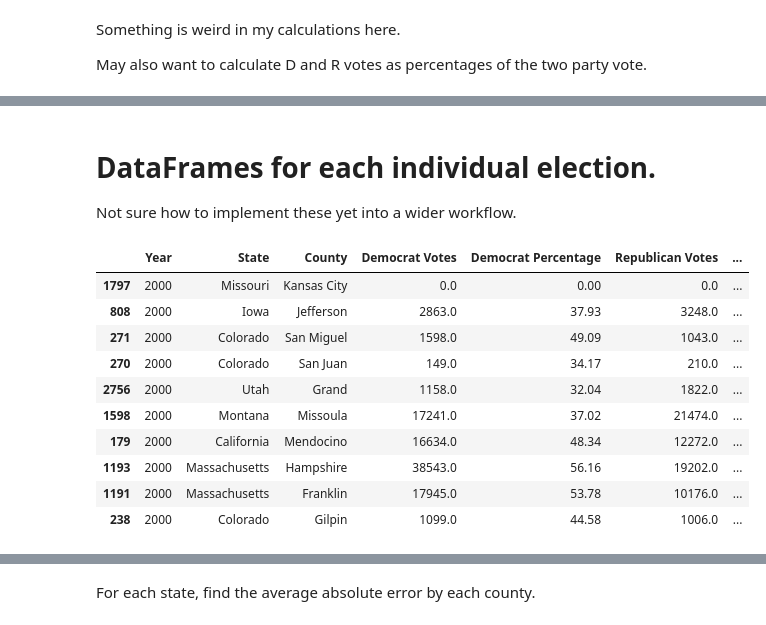
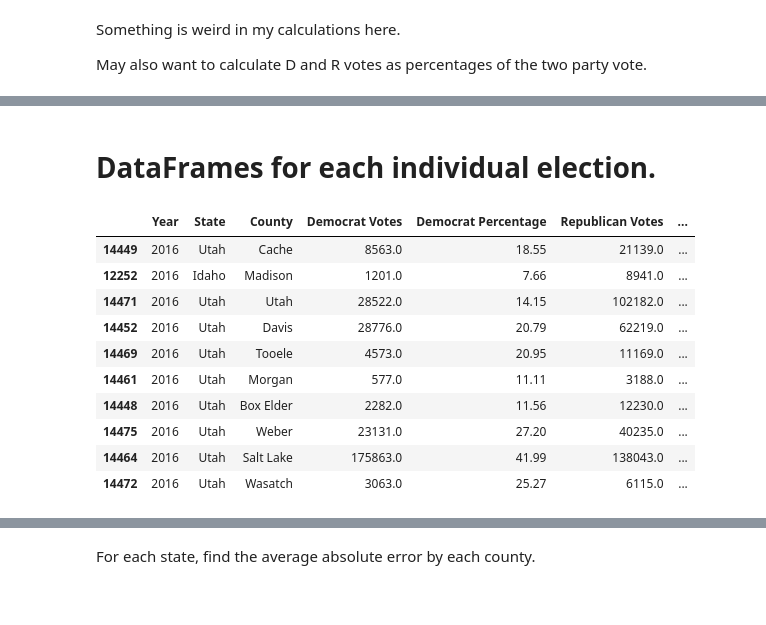
Before and after one commit to matthewcavanaugh96/us-presidential-elections-by-county, a Jupyter notebook: Election Predictions rough with census.ipynb, the cells around one changed output, grey strips where cells are left out. Drawn from its saved outputs; the diff is of its cells as text; code cells hidden in the pictures.

```diff
--- a/Election Predictions rough with census.ipynb
+++ b/Election Predictions rough with census.ipynb
@@ -193,4 +194,5 @@ We may have no choice but to drop Alaska as it does not have consistent administ
 # %%
+elections = elections[~elections['State'].str.contains('Virginia', na=False)]
 elections = elections[~elections['State'].str.contains('Alaska', na=False)]
 # %%
 elections['Party'].value_counts()
@@ -482,6 +471,5 @@ Name: Cumulative absolute swing, dtype: float64
 # %% [markdown]
 # DataFrames for each individual election.
-Not sure how to implement these yet into a wider workflow.
 # %%
 election2000 = election_pivot[election_pivot['Year'] == 2000]
 election2004 = election_pivot[election_pivot['Year'] == 2004]
@@ -490,16 +478,16 @@ election2012 = election_pivot[election_pivot['Year'] == 2012]
 election2016 = election_pivot[election_pivot['Year'] == 2016]
 election2020 = election_pivot[election_pivot['Year'] == 2020]
 # %%
-election2000.nsmallest(10, 'Two party vote share')
+election2016.nsmallest(10, 'Two party vote share')
 # %% [output]
 |  | Year | State | County | Democrat Votes | Democrat Percentage | Republican Votes | ... |
-| 1797 | 2000 | Missouri | Kansas City | 0.0 | 0.00 | 0.0 | ... |
-| 808 | 2000 | Iowa | Jefferson | 2863.0 | 37.93 | 3248.0 | ... |
-| 271 | 2000 | Colorado | San Miguel | 1598.0 | 49.09 | 1043.0 | ... |
-| 270 | 2000 | Colorado | San Juan | 149.0 | 34.17 | 210.0 | ... |
-| 2756 | 2000 | Utah | Grand | 1158.0 | 32.04 | 1822.0 | ... |
-| 1598 | 2000 | Montana | Missoula | 17241.0 | 37.02 | 21474.0 | ... |
-| 179 | 2000 | California | Mendocino | 16634.0 | 48.34 | 12272.0 | ... |
-| 1193 | 2000 | Massachusetts | Hampshire | 38543.0 | 56.16 | 19202.0 | ... |
-| 1191 | 2000 | Massachusetts | Franklin | 17945.0 | 53.78 | 10176.0 | ... |
-| 238 | 2000 | Colorado | Gilpin | 1099.0 | 44.58 | 1006.0 | ... |
+| 14449 | 2016 | Utah | Cache | 8563.0 | 18.55 | 21139.0 | ... |
+| 12252 | 2016 | Idaho | Madison | 1201.0 | 7.66 | 8941.0 | ... |
+| 14471 | 2016 | Utah | Utah | 28522.0 | 14.15 | 102182.0 | ... |
+| 14452 | 2016 | Utah | Davis | 28776.0 | 20.79 | 62219.0 | ... |
+| 14469 | 2016 | Utah | Tooele | 4573.0 | 20.95 | 11169.0 | ... |
+| 14461 | 2016 | Utah | Morgan | 577.0 | 11.11 | 3188.0 | ... |
+| 14448 | 2016 | Utah | Box Elder | 2282.0 | 11.56 | 12230.0 | ... |
+| 14475 | 2016 | Utah | Weber | 23131.0 | 27.20 | 40235.0 | ... |
+| 14464 | 2016 | Utah | Salt Lake | 175863.0 | 41.99 | 138043.0 | ... |
+| 14472 | 2016 | Utah | Wasatch | 3063.0 | 25.27 | 6115.0 | ... |
```
Also changed, not shown: parts of 127 cells of this notebook.
